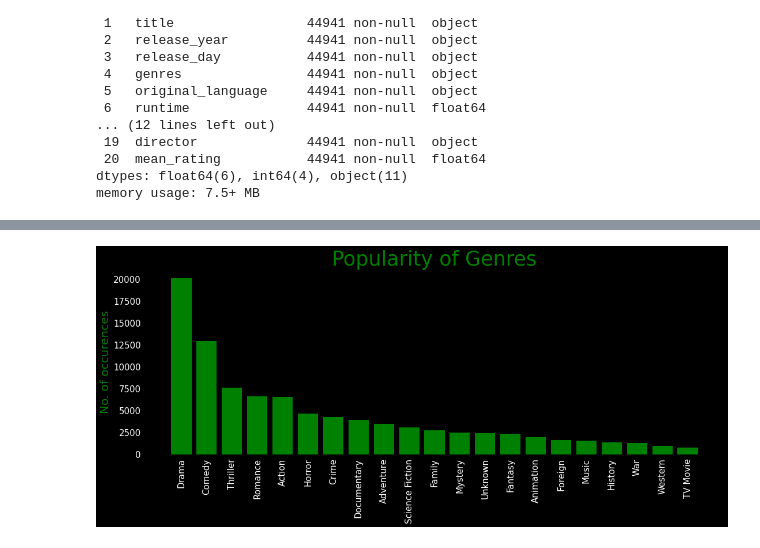
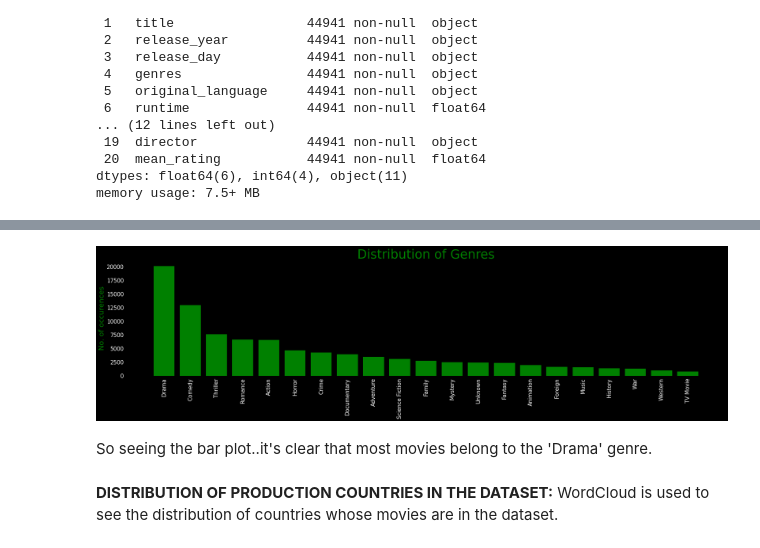
Before and after one commit to disha2sinha/Movie-Recommendation-System, a Jupyter notebook: Analysis_of_The_Dataset.ipynb, the cells around one changed output, grey strips where cells are left out. Saved outputs shown, nothing was run; the diff lists cells and outputs as text; code cells hidden in the pictures.

```diff
--- a/Analysis_of_The_Dataset.ipynb
+++ b/Analysis_of_The_Dataset.ipynb
@@ -51,5 +58,6 @@ memory usage: 7.5+ MB
 # %%
 movies_data=movies_data.replace(np.nan,'Unknown',regex=True)
+movies_data['release_year']=movies_data['release_year'].replace('NaT','1874',regex=True)
 # %%
 movies_data.info()
 # %% [output]
@@ -87,6 +99,6 @@ def count_types(data,column,array):
 genre_set = set()
 for genre in movies_data['genres'].str.split('|').values:
   genre_set = genre_set.union(set(genre))
-type_occurences= count_types(movies_data, 'genres', genre_set)
-type_occurences
+genre_type_occurences= count_types(movies_data, 'genres', genre_set)
+len(genre_type_occurences)
 # %% [output]
@@ -110,18 +106,22 @@ type_occurences
 # %%
-fig = plt.figure(1, figsize=(18,13),facecolor='k')
+fig = plt.figure(1, figsize=(30,13),facecolor='k')
 genre_plot = fig.add_subplot(2,1,2)
 genre_plot.set_facecolor((0,0,0))
-y_axis = [i[1] for i in type_occurences]
-x_axis = [k for k,i in enumerate(type_occurences)]
-x_label = [i[0] for i in type_occurences]
+y_axis = [i[1] for i in genre_type_occurences]
+x_axis = [k for k,i in enumerate(genre_type_occurences)]
+x_label = [i[0] for i in genre_type_occurences]
 plt.xticks(color='w',rotation=90, fontsize = 15)
 plt.yticks(fontsize = 15,color='w')
 plt.xticks(x_axis, x_label)
 plt.ylabel("No. of occurences", fontsize = 20,color='g')
 genre_plot.bar(x_axis, y_axis, color='g')
-plt.title("Popularity of Genres",color='g',fontsize = 35)
+plt.title("Distribution of Genres",color='g',fontsize = 35)
 plt.show()
 # %% [output]
-[figure, old version]
+[figure, new version]
+# %% [markdown]
+So seeing the bar plot..it's clear that most movies belong to the 'Drama' genre.
+# %% [markdown]
+ **DISTRIBUTION OF PRODUCTION COUNTRIES IN THE DATASET:** WordCloud is used to see the distribution of countries whose movies are in the dataset.
 # %%
 PH_set = set()
```
Also changed, not shown: parts of 24 cells of this notebook.
